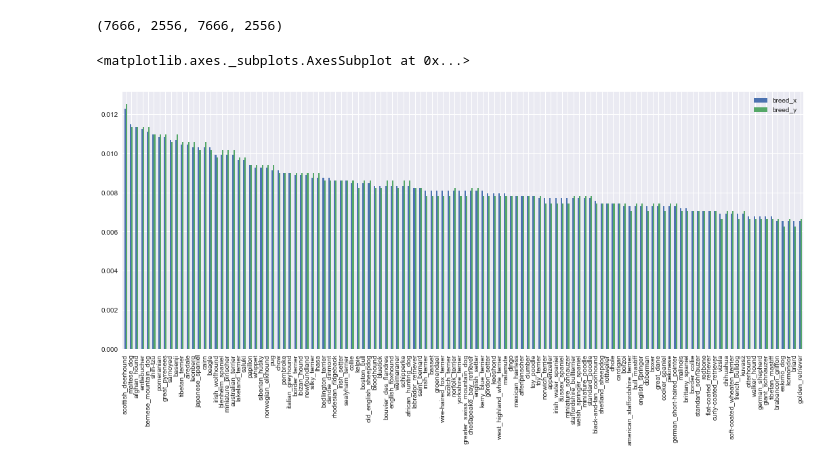
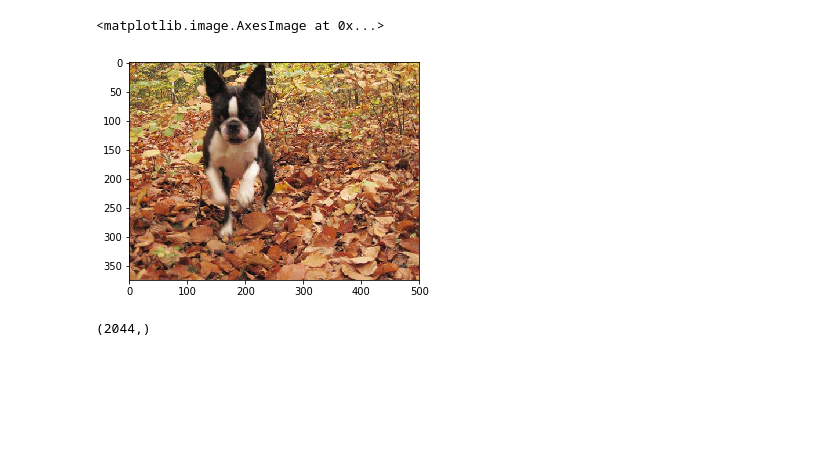
Before and after one commit to Runze/dog_breed, a Jupyter notebook: dog_breed.ipynb, the cells around one changed output. Saved outputs shown, nothing was run; the diff lists cells and outputs as text; code cells hidden in the pictures; blank space fills up the shorter version.

```diff
--- a/dog_breed.ipynb
+++ b/dog_breed.ipynb
@@ -48,3 +52,13 @@ len(labels['breed'].unique())
+# %%
+sample_files = !ls {PATH}/train | head
+img = plt.imread(f'{PATH}/train/{sample_files[0]}')
+plt.imshow(img)
+# %% [output]
+<matplotlib.image.AxesImage at 0x...>
+[figure, added]
 # %%
-# Split training data into training and validation sets
-SEED = 123456
+# Split into training and validation sets
+val_idxs = get_cv_idxs(len(labels))
+val_idxs.shape
+# %% [output]
+(2044,)
@@ -58,14 +64,0 @@ id_trn, id_val, breed_trn, breed_val = model_selection.train_test_split(
-# %%
-len(id_trn), len(id_val), len(breed_trn), len(breed_val)
-# %% [output]
-(7666, 2556, 7666, 2556)
-# %%
-pd.merge(
-    pd.DataFrame(breed_trn.value_counts(normalize=True)),
-    pd.DataFrame(breed_val.value_counts(normalize=True)),
-    left_index=True,
-    right_index=True
-).plot.bar(figsize=(18, 7))
-# %% [output]
-<matplotlib.axes._subplots.AxesSubplot at 0x...>
-[figure, removed]
```
Also changed, not shown: parts of 65 cells of this notebook.
